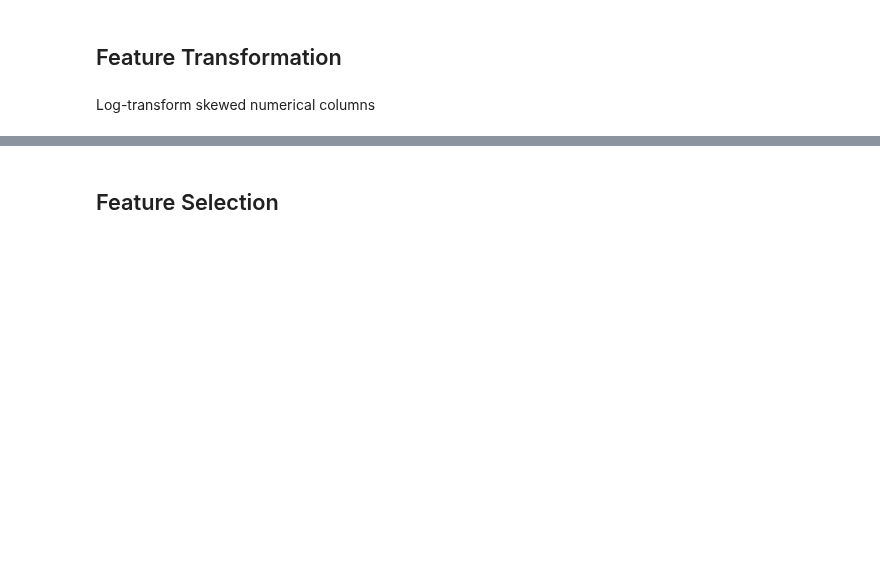
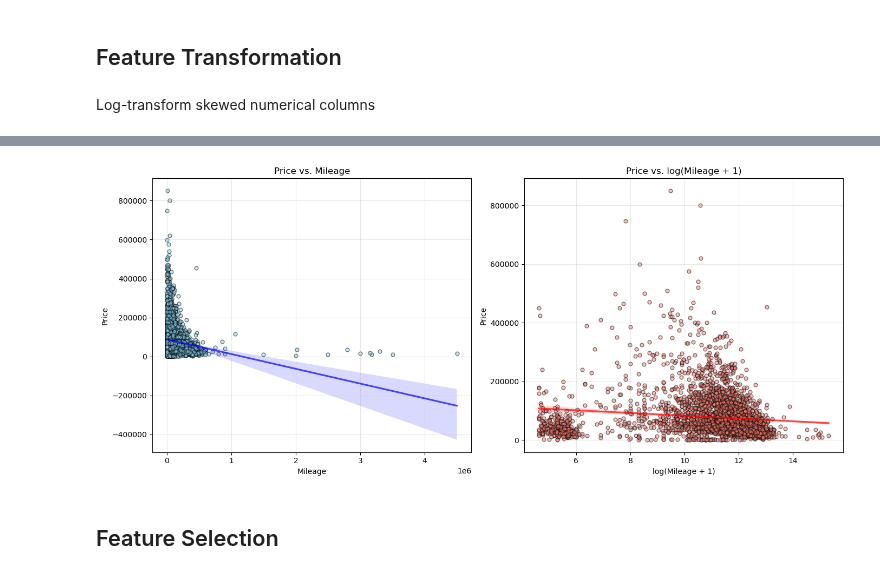
Before and after one commit to RioPramana21/Ctrl-Price-Taking-Control-of-Used-Car-Valuations-with-ML, a Jupyter notebook: code_files/4_feature_engineering_and_preprocessing.ipynb, the cells around one changed output, grey strips where cells are left out. Drawn from its saved outputs; the diff is of its cells as text; code cells hidden in the pictures; blank space fills up the shorter version.

```diff
--- a/code_files/4_feature_engineering_and_preprocessing.ipynb
+++ b/code_files/4_feature_engineering_and_preprocessing.ipynb
@@ -185,3 +306,26 @@ display(df[['log_Mileage', 'Mileage']].sort_values(by='log_Mileage').tail())
+# %%
+fig, axes = plt.subplots(1, 2, figsize=(14, 6))
+
+# Scatterplot + regplot: Mileage vs Price
+axes[0].scatter(df['Mileage'], df['Price'], alpha=0.5, color='skyblue', edgecolor='k', s=24)
+sns.regplot(x='Mileage', y='Price', data=df, scatter=False, ax=axes[0], color='blue', line_kws={'alpha':0.7})
+axes[0].set_title('Price vs. Mileage')
+axes[0].set_xlabel('Mileage')
+axes[0].set_ylabel('Price')
+axes[0].grid(alpha=0.3)
+
+# Scatterplot + regplot: log_Mileage vs Price
+axes[1].scatter(df['log_Mileage'], df['Price'], alpha=0.5, color='salmon', edgecolor='k', s=24)
+sns.regplot(x='log_Mileage', y='Price', data=df, scatter=False, ax=axes[1], color='red', line_kws={'alpha':0.7})
+axes[1].set_title('Price vs. log(Mileage + 1)')
+axes[1].set_xlabel('log(Mileage + 1)')
+axes[1].set_ylabel('Price')
+axes[1].grid(alpha=0.3)
+
+plt.tight_layout()
+plt.show()
+# %% [output]
+[figure, added]
 # %% [markdown]
 ## Feature Selection
 # %%
```
Also changed, not shown: parts of 16 cells of this notebook, 2 other files.
